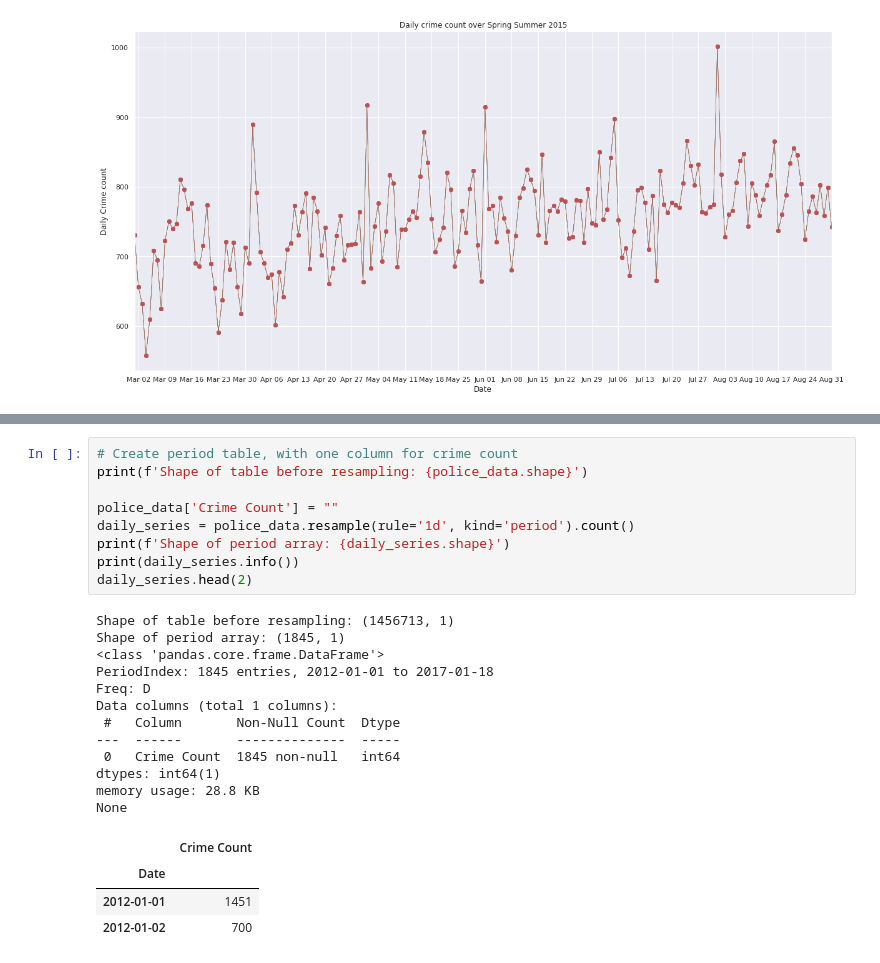
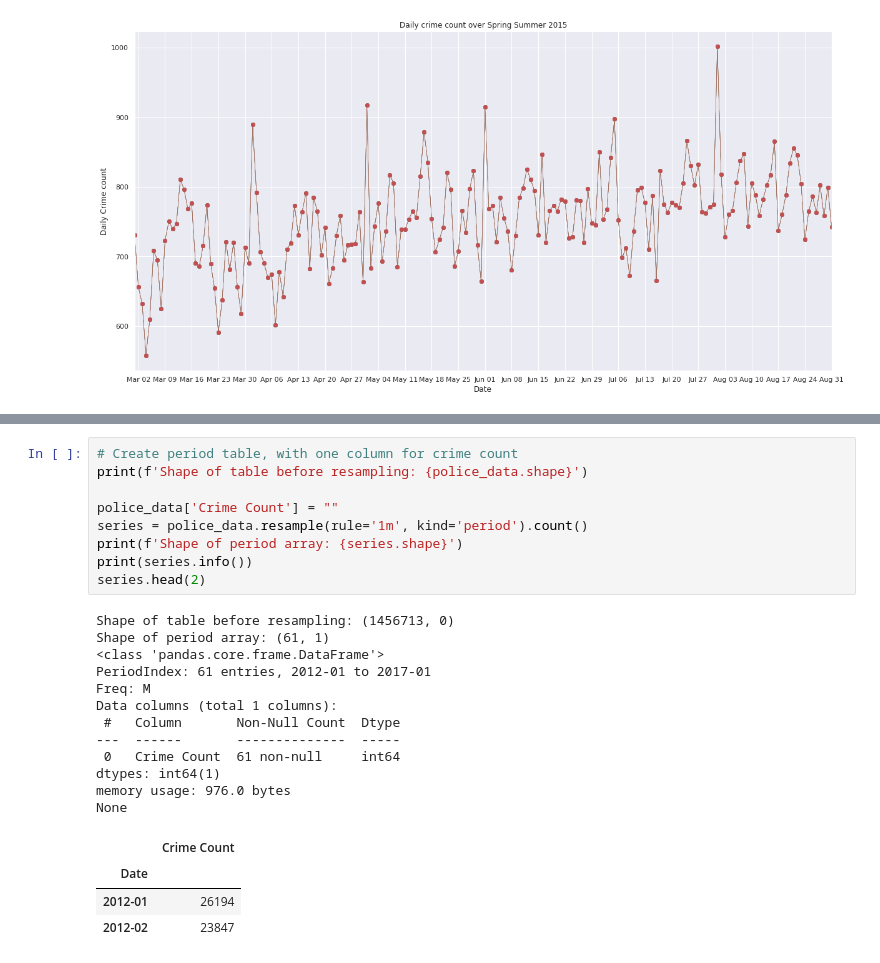
Before and after one commit to anto8460/chicago_project, a Jupyter notebook: chicago_project/timeseries_analysis_and_forecasting.ipynb, the cells around one changed output, grey strips where cells are left out. Saved outputs shown, nothing was run; the diff lists cells and outputs as text.

```diff
--- a/chicago_project/timeseries_analysis_and_forecasting.ipynb
+++ b/chicago_project/timeseries_analysis_and_forecasting.ipynb
@@ -217,26 +215,26 @@ police_data = police_data.drop(columns=drop_attributes)
 # %%
 # Create period table, with one column for crime count
 print(f'Shape of table before resampling: {police_data.shape}')
 
 police_data['Crime Count'] = ""
-daily_series = police_data.resample(rule='1d', kind='period').count()
-print(f'Shape of period array: {daily_series.shape}')
-print(daily_series.info())
-daily_series.head(2)
+series = police_data.resample(rule='1m', kind='period').count()
+print(f'Shape of period array: {series.shape}')
+print(series.info())
+series.head(2)
 # %% [output]
-Shape of table before resampling: (1456713, 1)
-Shape of period array: (1845, 1)
+Shape of table before resampling: (1456713, 0)
+Shape of period array: (61, 1)
 <class 'pandas.core.frame.DataFrame'>
-PeriodIndex: 1845 entries, 2012-01-01 to 2017-01-18
-Freq: D
+PeriodIndex: 61 entries, 2012-01 to 2017-01
+Freq: M
 Data columns (total 1 columns):
  #   Column       Non-Null Count  Dtype
 ---  ------       --------------  -----
- 0   Crime Count  1845 non-null   int64
+ 0   Crime Count  61 non-null     int64
 dtypes: int64(1)
-memory usage: 28.8 KB
+memory usage: 976.0 bytes
 None
 |  | Crime Count |
 | Date |  |
-| 2012-01-01 | 1451 |
-| 2012-01-02 | 700 |
+| 2012-01 | 26194 |
+| 2012-02 | 23847 |
```
Also changed, not shown: parts of 12 cells of this notebook.
